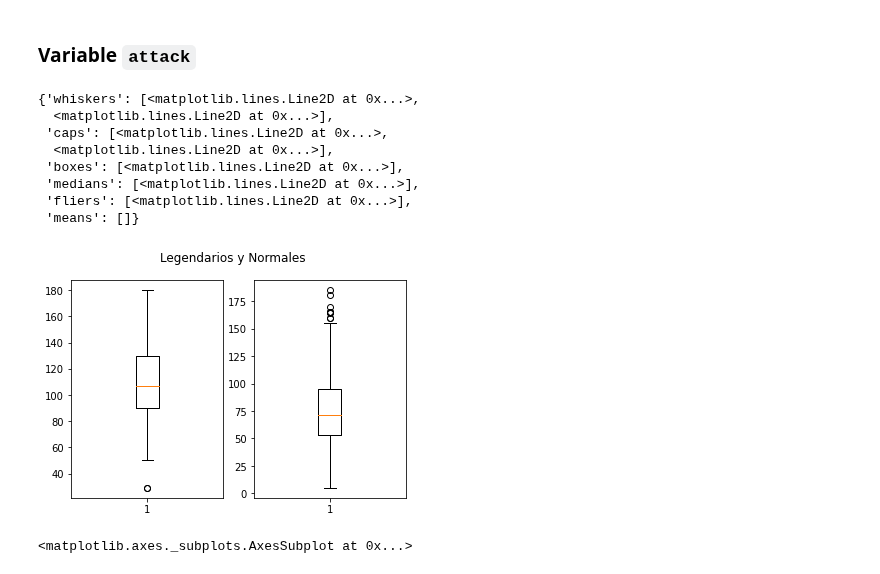
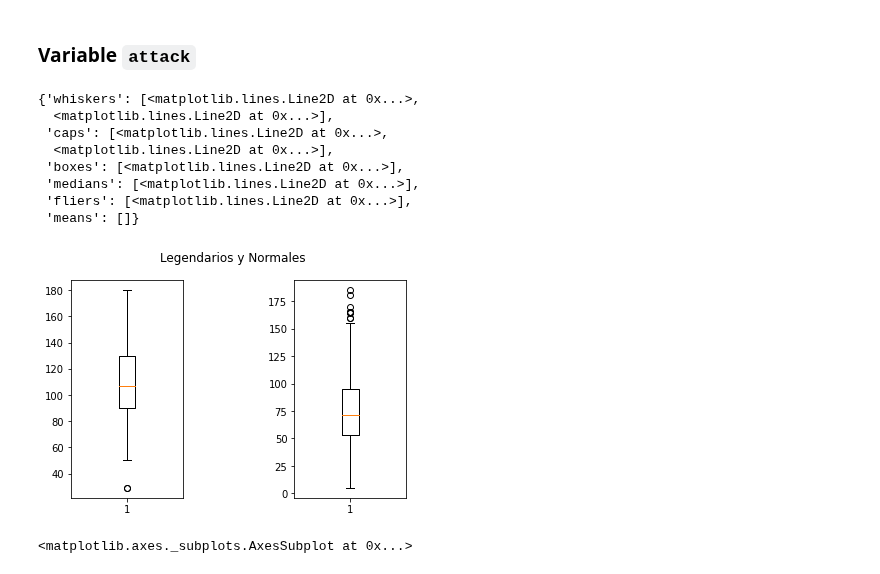
Before and after one commit to Calm-leon/proyecto-an-lisis-de-datos, a Jupyter notebook: Puchamon_final_PTMx2.ipynb, the cells around one changed output. Saved outputs shown, nothing was run; the diff lists cells and outputs as text; code cells hidden in the pictures.

```diff
--- a/Puchamon_final_PTMx2.ipynb
+++ b/Puchamon_final_PTMx2.ipynb
@@ -298,18 +299,19 @@ Las medidas de tendencia central son medidas estadísticas que pretenden resumir
 # %%
 fig, (ax1, ax2) = plt.subplots(1, 2)
 fig.suptitle('Legendarios y Normales')
+fig.subplots_adjust(hspace=0, wspace=1)    #aca le mueves la distancia
 ax1.boxplot(Legendarios['attack'])
 ax2.boxplot(Normals['attack'])
 # %% [output]
 {'whiskers': [<matplotlib.lines.Line2D at 0x...>,
   <matplotlib.lines.Line2D at 0x...>],
  'caps': [<matplotlib.lines.Line2D at 0x...>,
   <matplotlib.lines.Line2D at 0x...>],
  'boxes': [<matplotlib.lines.Line2D at 0x...>],
  'medians': [<matplotlib.lines.Line2D at 0x...>],
  'fliers': [<matplotlib.lines.Line2D at 0x...>],
  'means': []}
-[figure, old version]
+[figure, new version]
 # %%
 Legendarios.attack.plot.density(color='green')
 Normals.attack.plot.density(color='blue')
```
Also changed, not shown: parts of 10 cells of this notebook.
